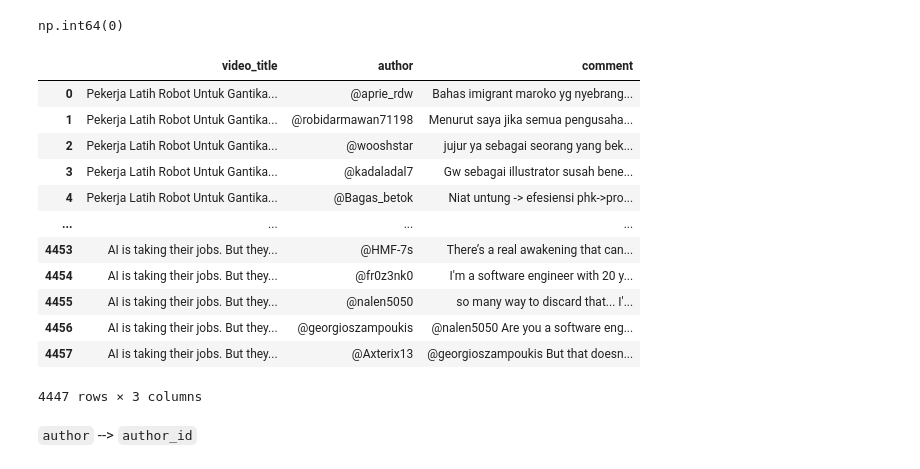
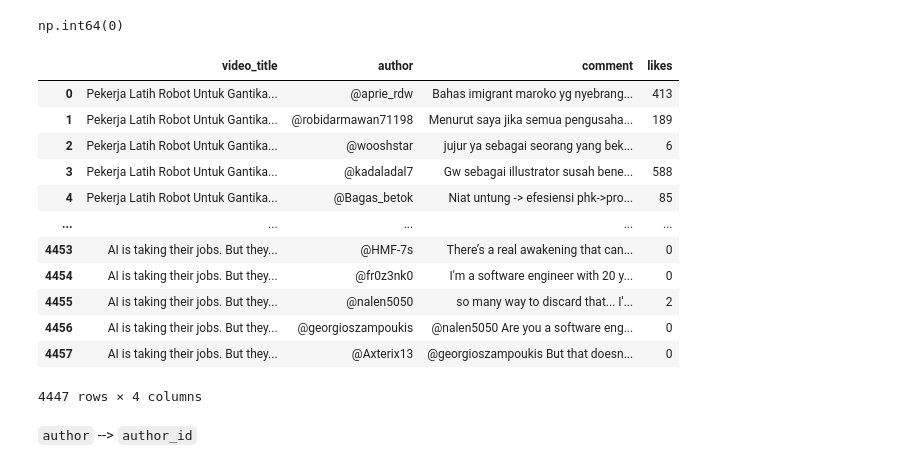
Before and after one commit to RoihansLab/Data-Mining-Project, a Jupyter notebook: youtube_comment_sentiment/Zero-Shot_Labeling/Salinan_dari_Pre_trained_Transformer_baru.ipynb, the cells around one changed output. Drawn from its saved outputs; the diff is of its cells as text; code cells hidden in the pictures.

```diff
--- a/youtube_comment_sentiment/Zero-Shot_Labeling/Salinan_dari_Pre_trained_Transformer_baru.ipynb
+++ b/youtube_comment_sentiment/Zero-Shot_Labeling/Salinan_dari_Pre_trained_Transformer_baru.ipynb
@@ -249,22 +268,22 @@ df["video_title"].isna().sum()
 # %% [output]
 np.int64(0)
 # %%
-df = df [["video_title", "author", "comment"]]
+df = df [["video_title", "author", "comment", "likes"]]
 df
 # %% [output]
-|  | video_title | author | comment |
-| 0 | Pekerja Latih Robot Untuk Gantika... | @aprie_rdw | Bahas imigrant maroko yg nyebrang... |
-| 1 | Pekerja Latih Robot Untuk Gantika... | @robidarmawan71198 | Menurut saya jika semua pengusaha... |
-| 2 | Pekerja Latih Robot Untuk Gantika... | @wooshstar | jujur ya sebagai seorang yang bek... |
-| 3 | Pekerja Latih Robot Untuk Gantika... | @kadaladal7 | Gw sebagai illustrator susah bene... |
-| 4 | Pekerja Latih Robot Untuk Gantika... | @Bagas_betok | Niat untung -> efesiensi phk->pro... |
-| ... | ... | ... | ... |
-| 4453 | AI is taking their jobs. But they... | @HMF-7s | There’s a real awakening that can... |
-| 4454 | AI is taking their jobs. But they... | @fr0z3nk0 | I'm a software engineer with 20 y... |
-| 4455 | AI is taking their jobs. But they... | @nalen5050 | so many way to discard that... I'... |
-| 4456 | AI is taking their jobs. But they... | @georgioszampoukis | @nalen5050 Are you a software eng... |
-| 4457 | AI is taking their jobs. But they... | @Axterix13 | @georgioszampoukis But that doesn... |
+|  | video_title | author | comment | likes |
+| 0 | Pekerja Latih Robot Untuk Gantika... | @aprie_rdw | Bahas imigrant maroko yg nyebrang... | 413 |
+| 1 | Pekerja Latih Robot Untuk Gantika... | @robidarmawan71198 | Menurut saya jika semua pengusaha... | 189 |
+| 2 | Pekerja Latih Robot Untuk Gantika... | @wooshstar | jujur ya sebagai seorang yang bek... | 6 |
+| 3 | Pekerja Latih Robot Untuk Gantika... | @kadaladal7 | Gw sebagai illustrator susah bene... | 588 |
+| 4 | Pekerja Latih Robot Untuk Gantika... | @Bagas_betok | Niat untung -> efesiensi phk->pro... | 85 |
+| ... | ... | ... | ... | ... |
+| 4453 | AI is taking their jobs. But they... | @HMF-7s | There’s a real awakening that can... | 0 |
+| 4454 | AI is taking their jobs. But they... | @fr0z3nk0 | I'm a software engineer with 20 y... | 0 |
+| 4455 | AI is taking their jobs. But they... | @nalen5050 | so many way to discard that... I'... | 2 |
+| 4456 | AI is taking their jobs. But they... | @georgioszampoukis | @nalen5050 Are you a software eng... | 0 |
+| 4457 | AI is taking their jobs. But they... | @Axterix13 | @georgioszampoukis But that doesn... | 0 |
-4447 rows × 3 columns
+4447 rows × 4 columns
 # %% [markdown]
 `author` --> `author_id`
 # %%
```
Also changed, not shown: parts of 23 cells of this notebook.
